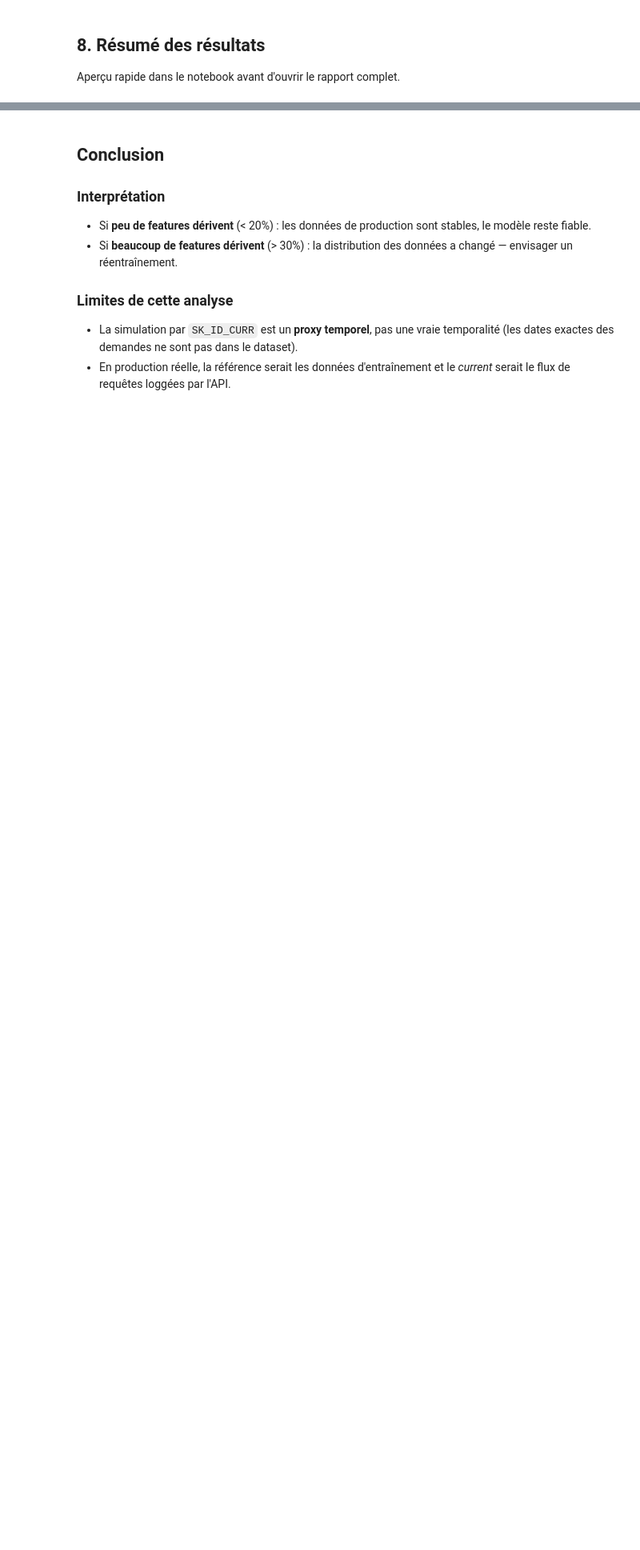
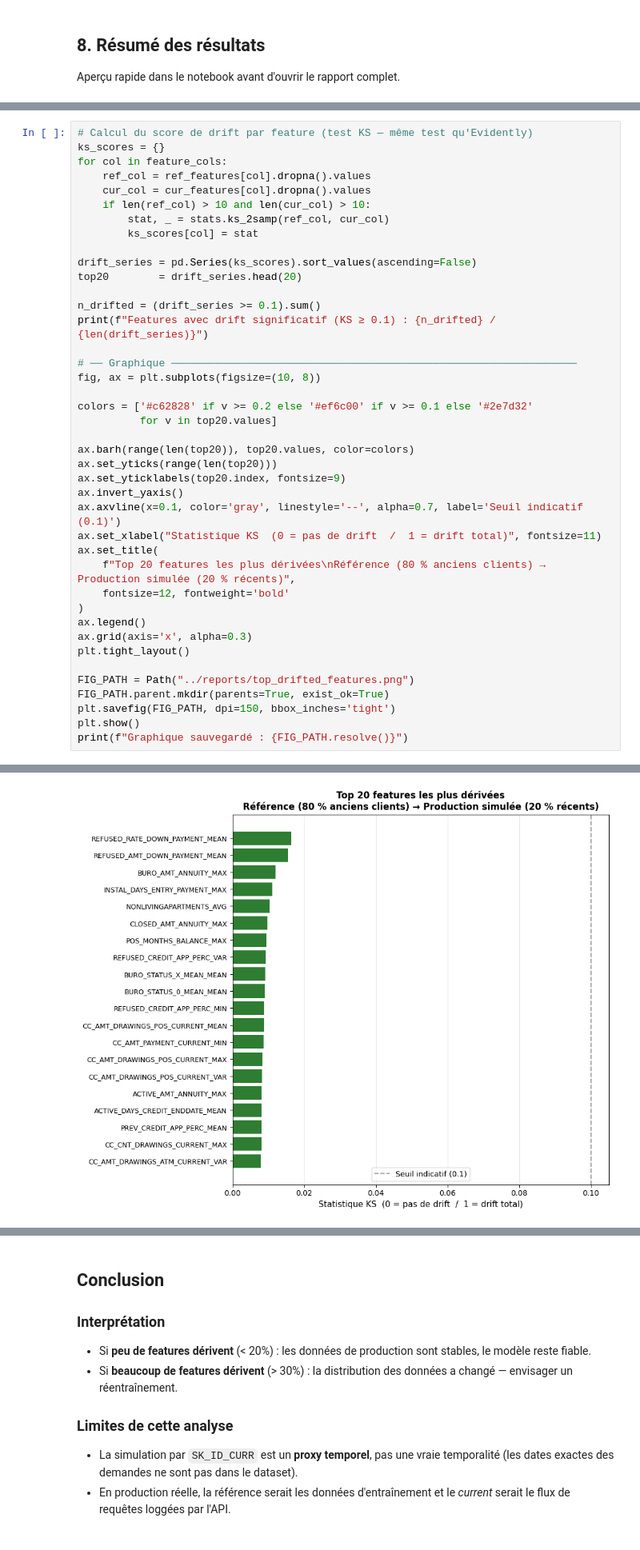
Before and after one commit to FaizaKh93/Projet8_mission, a Jupyter notebook: notebooks/drift_analysis.ipynb, the cells around one changed output, grey strips where cells are left out. Shown at 80% size. Saved outputs shown, nothing was run; the diff lists cells and outputs as text; blank space fills up the shorter version.

Commit message:
run drift analysis and update notebook with results

```diff
--- a/notebooks/drift_analysis.ipynb
+++ b/notebooks/drift_analysis.ipynb
@@ -145,0 +264,42 @@ print("\n→ Ouvrir reports/drift_report.html pour le rapport complet interactif
+# %%
+# Calcul du score de drift par feature (test KS — même test qu'Evidently)
+ks_scores = {}
+for col in feature_cols:
+    ref_col = ref_features[col].dropna().values
+    cur_col = cur_features[col].dropna().values
+    if len(ref_col) > 10 and len(cur_col) > 10:
+        stat, _ = stats.ks_2samp(ref_col, cur_col)
+        ks_scores[col] = stat
+
+drift_series = pd.Series(ks_scores).sort_values(ascending=False)
+top20        = drift_series.head(20)
+
+n_drifted = (drift_series >= 0.1).sum()
+print(f"Features avec drift significatif (KS ≥ 0.1) : {n_drifted} / {len(drift_series)}")
+
+# ── Graphique ─────────────────────────────────────────────────────────────────
+fig, ax = plt.subplots(figsize=(10, 8))
+
+colors = ['#c62828' if v >= 0.2 else '#ef6c00' if v >= 0.1 else '#2e7d32'
+          for v in top20.values]
+
+ax.barh(range(len(top20)), top20.values, color=colors)
+ax.set_yticks(range(len(top20)))
+ax.set_yticklabels(top20.index, fontsize=9)
+ax.invert_yaxis()
+ax.axvline(x=0.1, color='gray', linestyle='--', alpha=0.7, label='Seuil indicatif (0.1)')
+ax.set_xlabel("Statistique KS  (0 = pas de drift  /  1 = drift total)", fontsize=11)
+ax.set_title(
+    f"Top 20 features les plus dérivées\nRéférence (80 % anciens clients) → Production simulée (20 % récents)",
+    fontsize=12, fontweight='bold'
+)
+ax.legend()
+ax.grid(axis='x', alpha=0.3)
+plt.tight_layout()
+
+FIG_PATH = Path("../reports/top_drifted_features.png")
+FIG_PATH.parent.mkdir(parents=True, exist_ok=True)
+plt.savefig(FIG_PATH, dpi=150, bbox_inches='tight')
+plt.show()
+print(f"Graphique sauvegardé : {FIG_PATH.resolve()}")
+# %% [output]
@@ -145,0 +307 @@ print("\n→ Ouvrir reports/drift_report.html pour le rapport complet interactif
+[figure, added]
```
Also changed, not shown: parts of 7 cells of this notebook, 4 other files.
